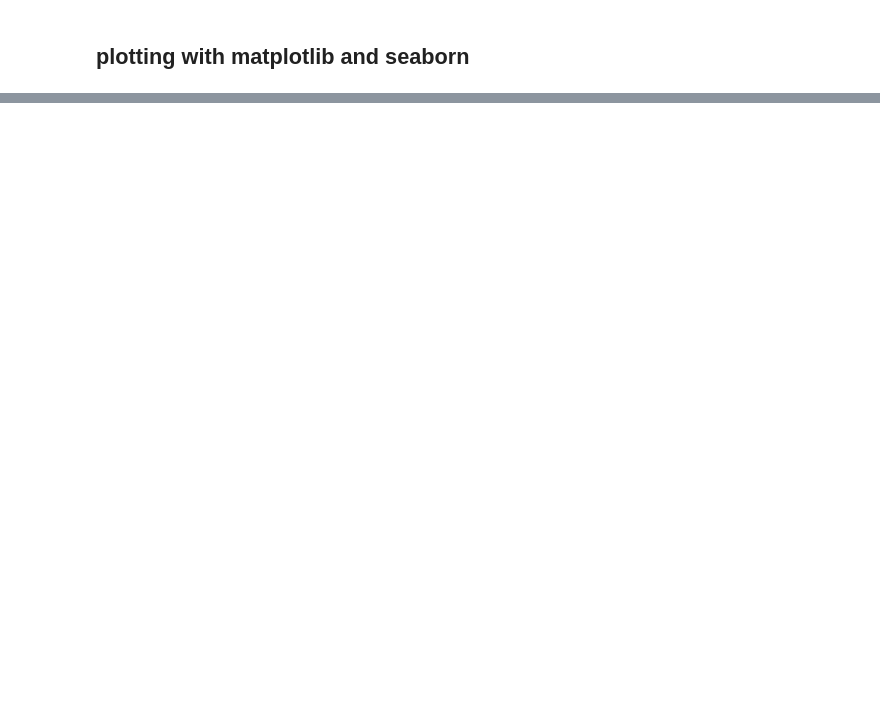
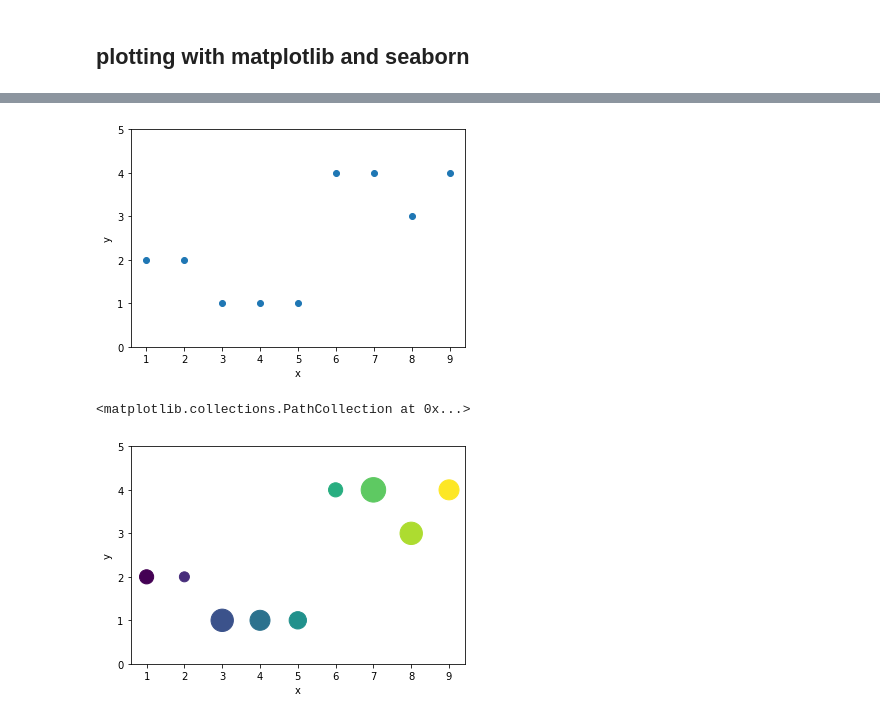
Before and after one commit to nblauch/uPNC_2020, a Jupyter notebook: tutorial.ipynb, the cells around one changed output, grey strips where cells are left out. Drawn from its saved outputs; the diff is of its cells as text; code cells hidden in the pictures; blank space fills up the shorter version.

```diff
--- a/tutorial.ipynb
+++ b/tutorial.ipynb
@@ -508,0 +1216,18 @@ print(std_array)
+# %%
+# plotting a scatterplot
+plt.scatter(df['x'], df['y1']) # basic scatterplot
+plt.ylim(0,5)
+plt.ylabel('y')
+plt.xlabel('x')
+plt.show()
+
+
+plt.clf()
+plt.ylim(0,5)
+plt.ylabel('y')
+plt.xlabel('x')
+plt.scatter(df['x'], df['y1'], s=df['y2']*100, c=df['x']) # scatterplot with sizes and colors defined
+# %% [output]
+[figure, added]
+<matplotlib.collections.PathCollection at 0x...>
+[figure, added]
```
Also changed, not shown: parts of 94 cells of this notebook.
